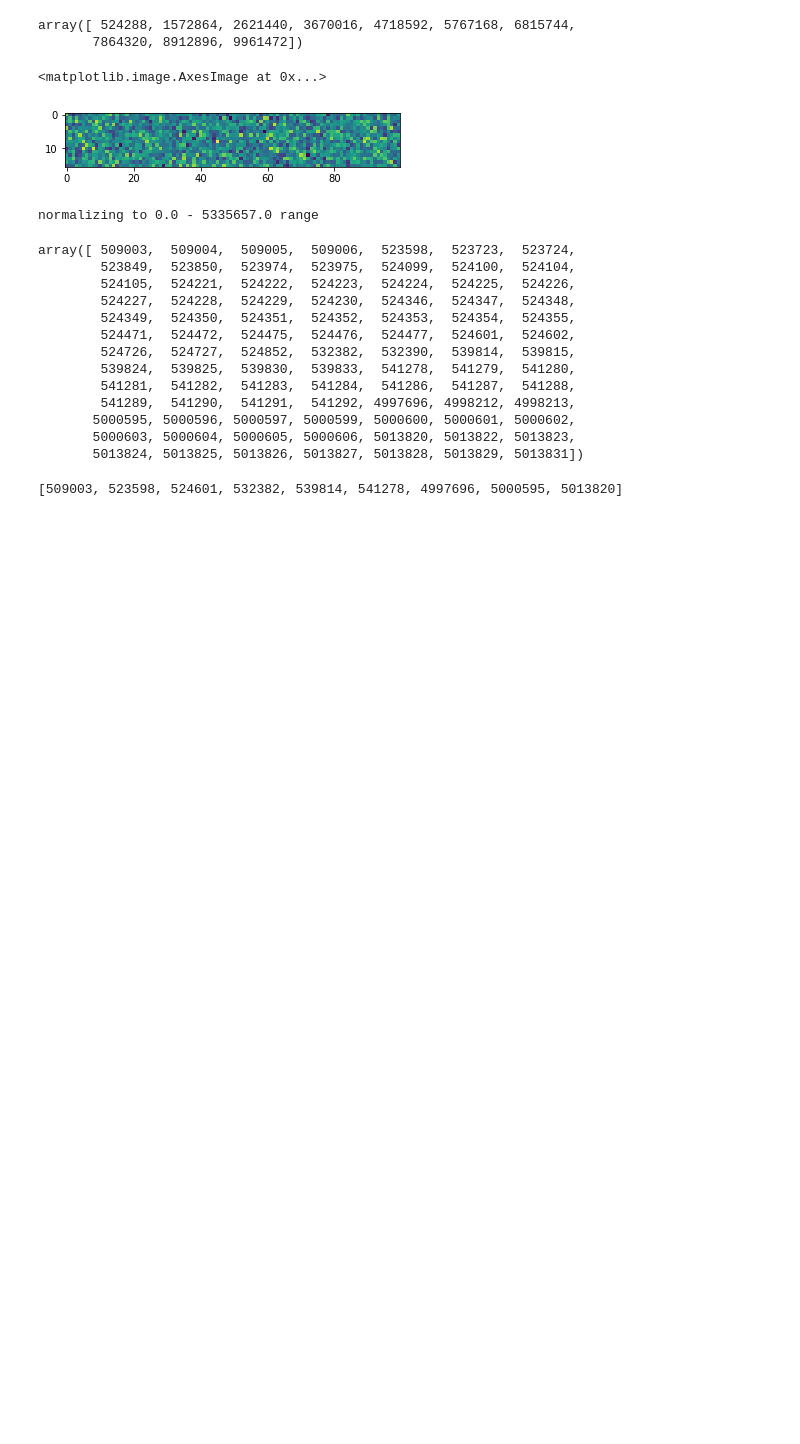
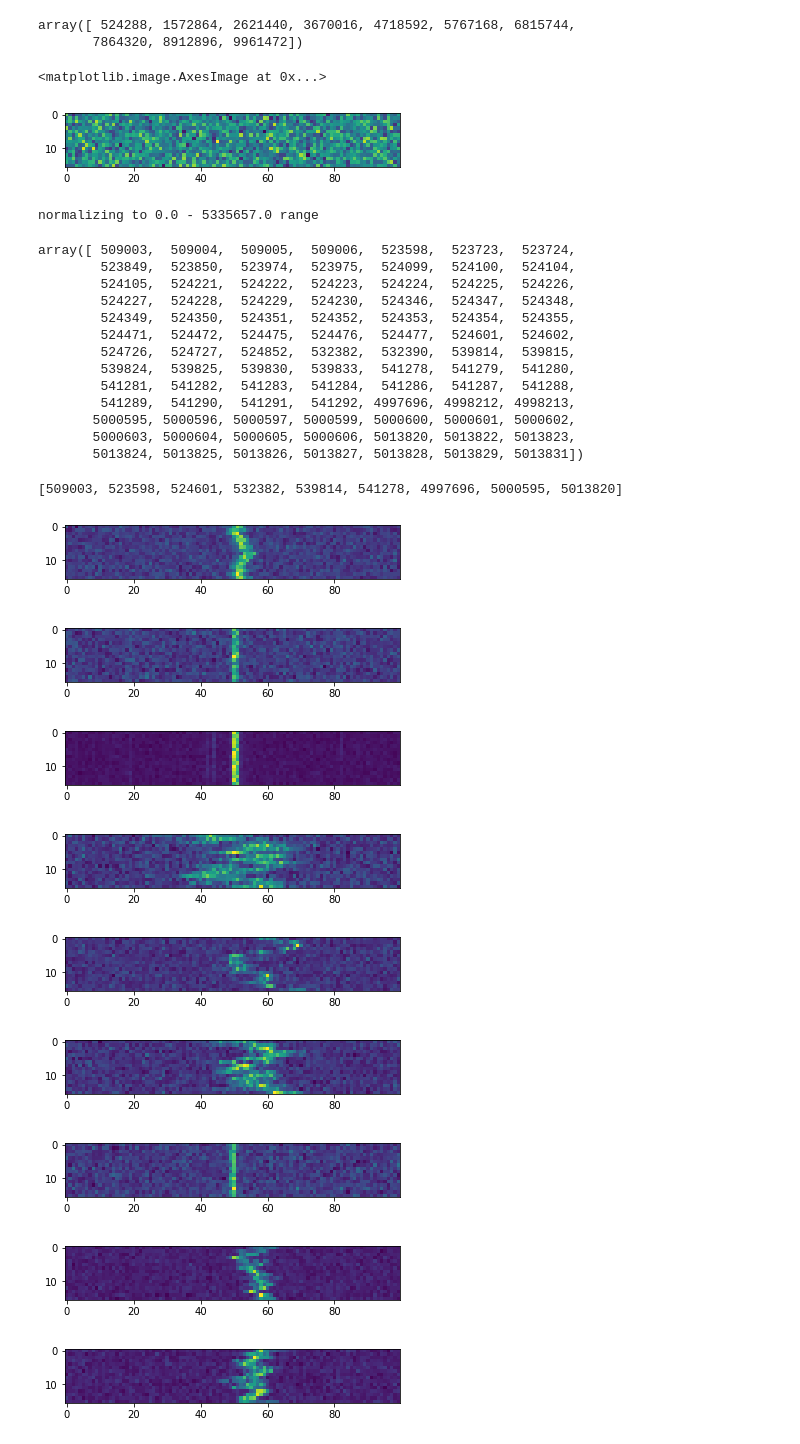
Before and after one commit to lacker/astro, a Jupyter notebook: analyze.ipynb, the cells around one changed output. Saved outputs shown, nothing was run; the diff lists cells and outputs as text; code cells hidden in the pictures; blank space fills up the shorter version.

Commit message:
show spaced

```diff
--- a/analyze.ipynb
+++ b/analyze.ipynb
@@ -89,3 +89,39 @@ for loc in map(int, locs):
 spaced
 # %% [output]
 [509003, 523598, 524601, 532382, 539814, 541278, 4997696, 5000595, 5013820]
+# %%
+show(spaced[0])
+# %% [output]
+[figure, added]
+# %%
+show(spaced[1])
+# %% [output]
+[figure, added]
+# %%
+show(spaced[2])
+# %% [output]
+[figure, added]
+# %%
+show(spaced[3])
+# %% [output]
+[figure, added]
+# %%
+show(spaced[4])
+# %% [output]
+[figure, added]
+# %%
+show(spaced[5])
+# %% [output]
+[figure, added]
+# %%
+show(spaced[6])
+# %% [output]
+[figure, added]
+# %%
+show(spaced[7])
+# %% [output]
+[figure, added]
+# %%
+show(spaced[8])
+# %% [output]
+[figure, added]
```
